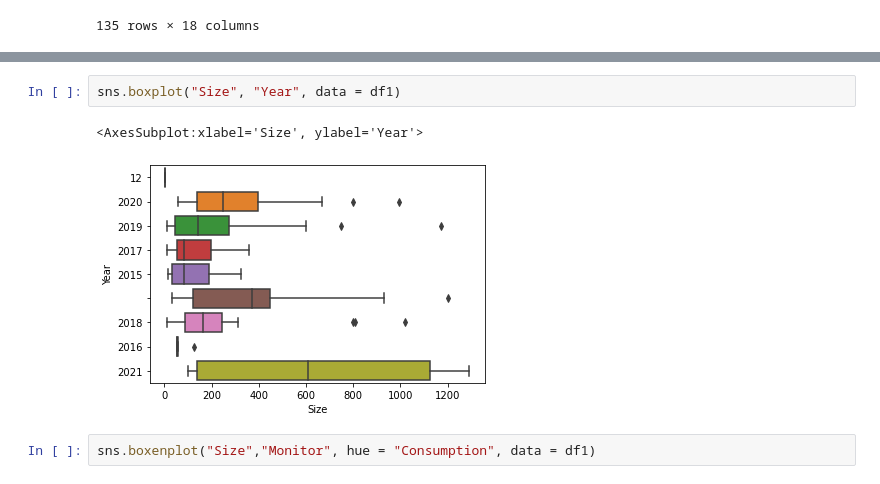
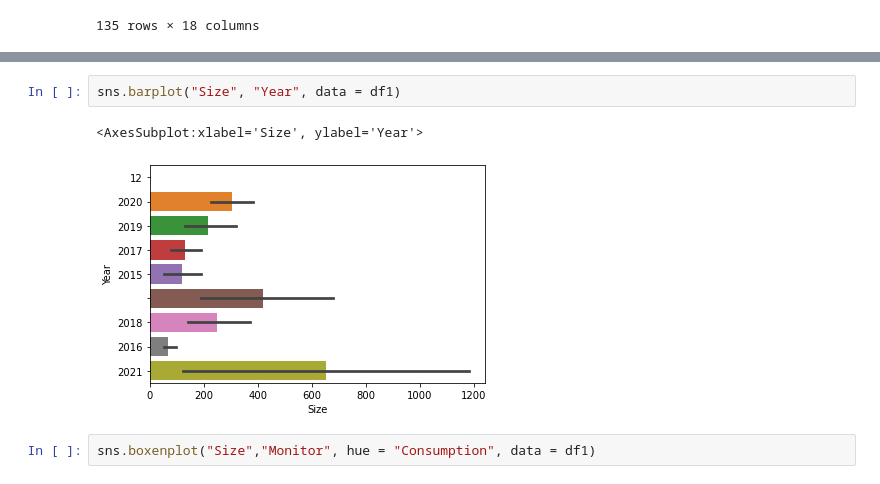
Before and after one commit to ahmadasd1234/Emergent-Energy, a Jupyter notebook: iX internship.ipynb, the cells around one changed output, grey strips where cells are left out. Cells and saved outputs as stored; diff of their text form.

```diff
--- a/iX internship.ipynb
+++ b/iX internship.ipynb
@@ -188,8 +183,8 @@ sns.pairplot(df1)
 # %%
-sns.boxplot("Size", "Year", data = df1)
+sns.barplot("Size", "Year", data = df1)
 # %% [output]
 <AxesSubplot:xlabel='Size', ylabel='Year'>
-[figure, old version]
+[figure, new version]
 # %%
 sns.boxenplot("Size","Monitor", hue = "Consumption", data = df1)
 # %% [output]
```
Also changed, not shown: parts of 35 cells of this notebook.
